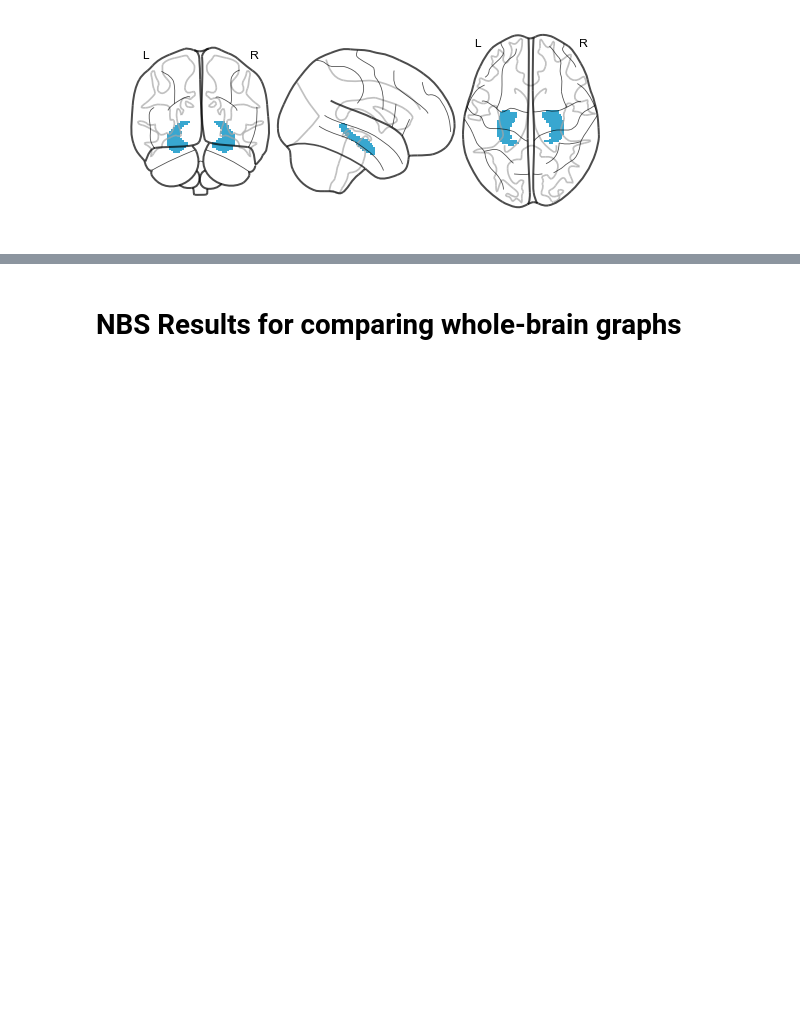
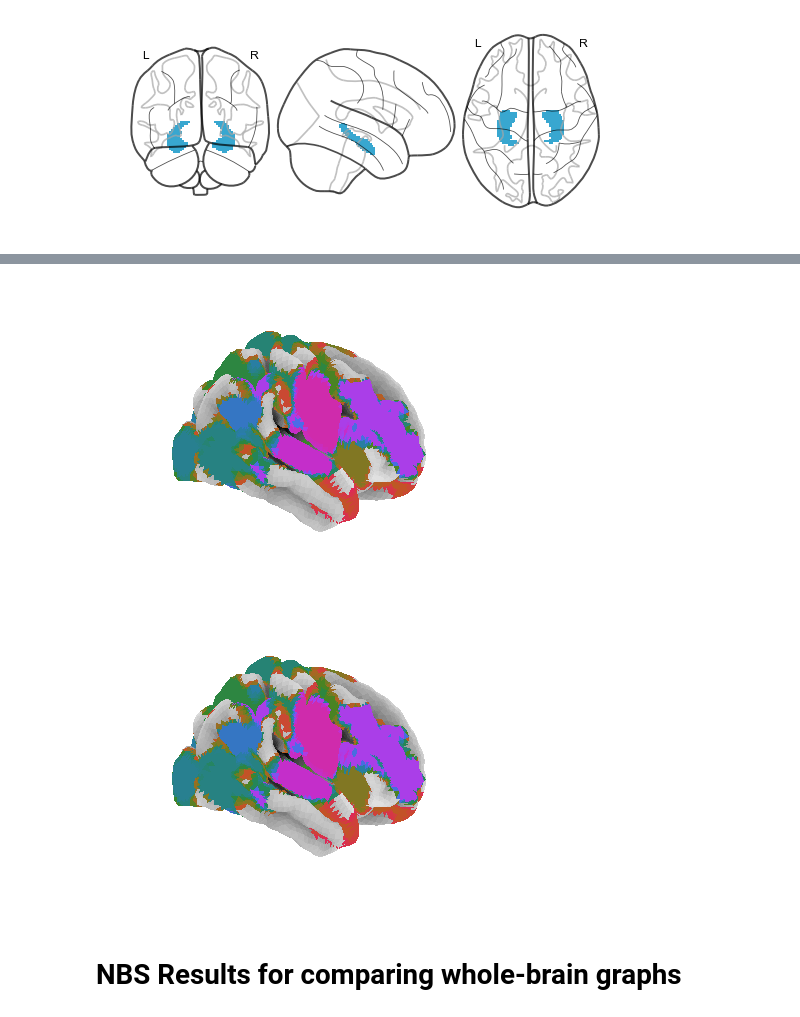
Before and after one commit to 62442katieb/IDConn, a Jupyter notebook: figures!.ipynb, the cells around one changed output, grey strips where cells are left out. Drawn from its saved outputs; the diff is of its cells as text; code cells hidden in the pictures; blank space fills up the shorter version.

```diff
--- a/figures!.ipynb
+++ b/figures!.ipynb
@@ -228,3 +230,12 @@ TypeError: plot_glass_brain() missing 1 required positional argument: 'stat_map_
+# %%
+#all_ntwks = plotting.plot_glass_brain(networks, cmap=pal_cmap)
+#all_ntwks.add_contours(networks, colors=pal, filled=True)
+fsaverage = datasets.fetch_surf_fsaverage()
+tr = surface.vol_to_surf(networks, fsaverage.pial_right, interpolation='nearest')
+plotting.plot_surf_roi(fsaverage.pial_right, tr,bg_map=fsaverage.sulc_right, cmap=pal_cmap, hemi='right')
+# %% [output]
+[figure, added]
+[figure, added]
 # %% [markdown]
 # NBS Results for comparing whole-brain graphs
 # %%
```
Also changed, not shown: parts of 17 cells of this notebook, 3 other files.
